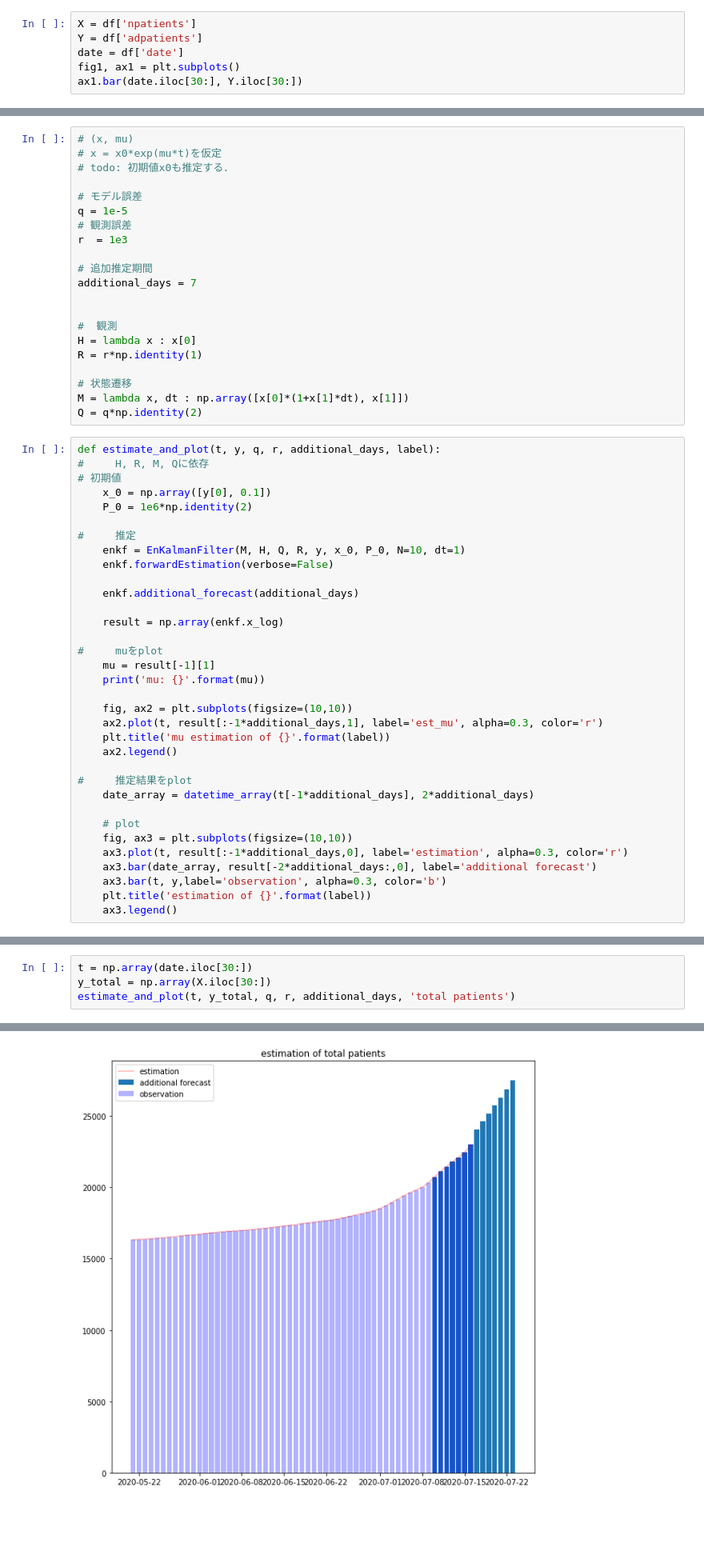
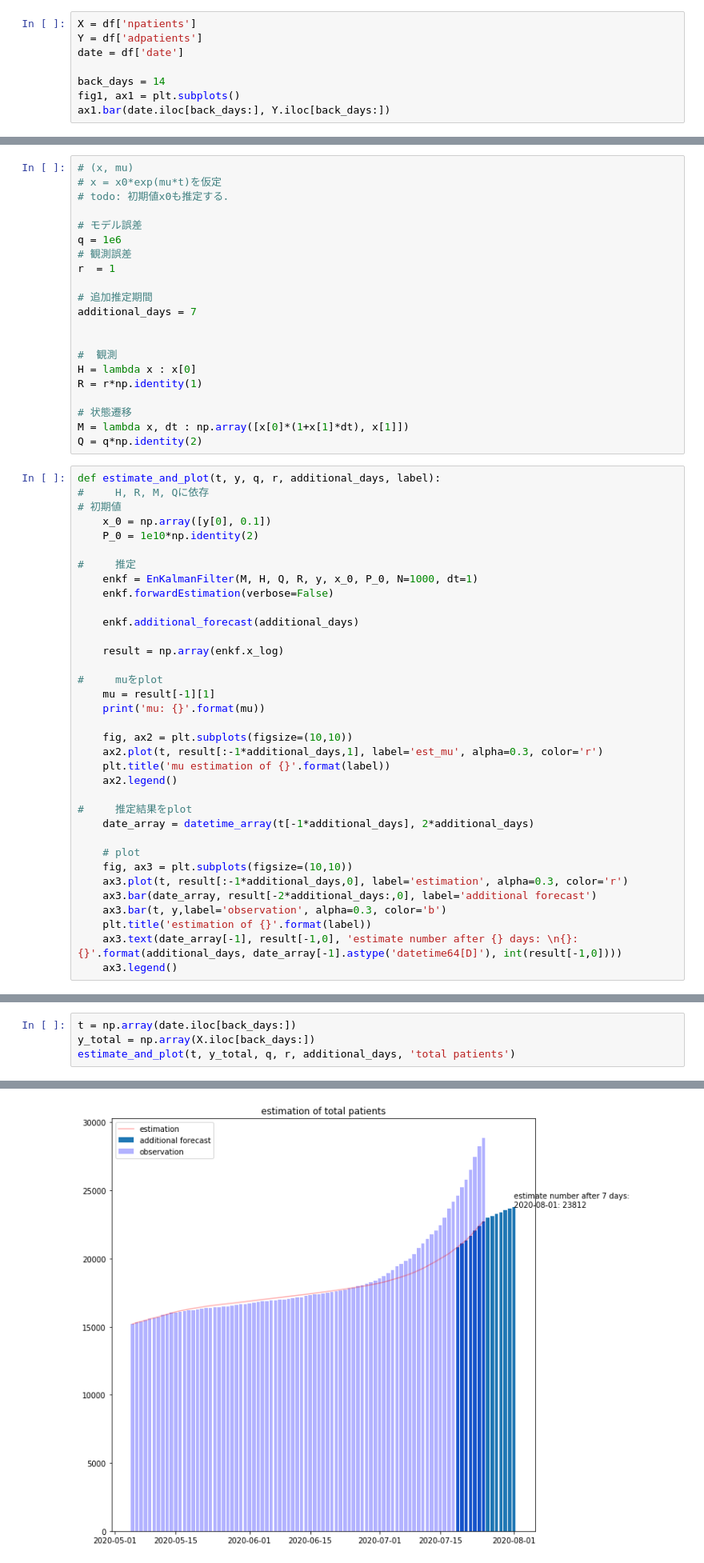
Before and after one commit to KotaTakeda/covid19_comformed_case_estimation, a Jupyter notebook: Parameter Estimation by EnKF.ipynb, the cells around one changed output, grey strips where cells are left out. Shown: that part at 80% size. Drawn from its saved outputs; the diff is of its cells as text; blank space fills up the shorter version.

```diff
--- a/Parameter Estimation by EnKF.ipynb
+++ b/Parameter Estimation by EnKF.ipynb
@@ -26,6 +26,8 @@ df = pd.read_json(path_for_save)
 X = df['npatients']
 Y = df['adpatients']
 date = df['date']
+
+back_days = 14
 fig1, ax1 = plt.subplots()
-ax1.bar(date.iloc[30:], Y.iloc[30:])
+ax1.bar(date.iloc[back_days:], Y.iloc[back_days:])
 # %% [output]
@@ -39,9 +41,9 @@ ax1.bar(date.iloc[30:], Y.iloc[30:])
 # todo: 初期値x0も推定する．
 
 # モデル誤差
-q = 1e-5
+q = 1e6
 # 観測誤差
-r  = 1e3
+r  = 1
 
 # 追加推定期間
 additional_days = 7
@@ -59,10 +61,10 @@ def estimate_and_plot(t, y, q, r, additional_days, label):
 #     H, R, M, Qに依存
 # 初期値
     x_0 = np.array([y[0], 0.1])
-    P_0 = 1e6*np.identity(2)
+    P_0 = 1e10*np.identity(2)
 
 #     推定
-    enkf = EnKalmanFilter(M, H, Q, R, y, x_0, P_0, N=10, dt=1)
+    enkf = EnKalmanFilter(M, H, Q, R, y, x_0, P_0, N=1000, dt=1)
     enkf.forwardEstimation(verbose=False)
 
     enkf.additional_forecast(additional_days)
@@ -87,11 +89,12 @@ def estimate_and_plot(t, y, q, r, additional_days, label):
     ax3.bar(date_array, result[-2*additional_days:,0], label='additional forecast')
     ax3.bar(t, y,label='observation', alpha=0.3, color='b')
     plt.title('estimation of {}'.format(label))
+    ax3.text(date_array[-1], result[-1,0], 'estimate number after {} days: \n{}: {}'.format(additional_days, date_array[-1].astype('datetime64[D]'), int(result[-1,0])))
     ax3.legend()
 # %% [markdown]
 ### 累積感染者数
 # %%
-t = np.array(date.iloc[30:])
-y_total = np.array(X.iloc[30:])
+t = np.array(date.iloc[back_days:])
+y_total = np.array(X.iloc[back_days:])
 estimate_and_plot(t, y_total, q, r, additional_days, 'total patients')
 # %% [output]
@@ -100,4 +103,4 @@ mu: 0.023608120797806956
-[figure, old version]
+[figure, new version]
 # %% [markdown]
 ### 新規感染者数
 # %%
```
Also changed, not shown: parts of 3 cells of this notebook, 2 other files.
